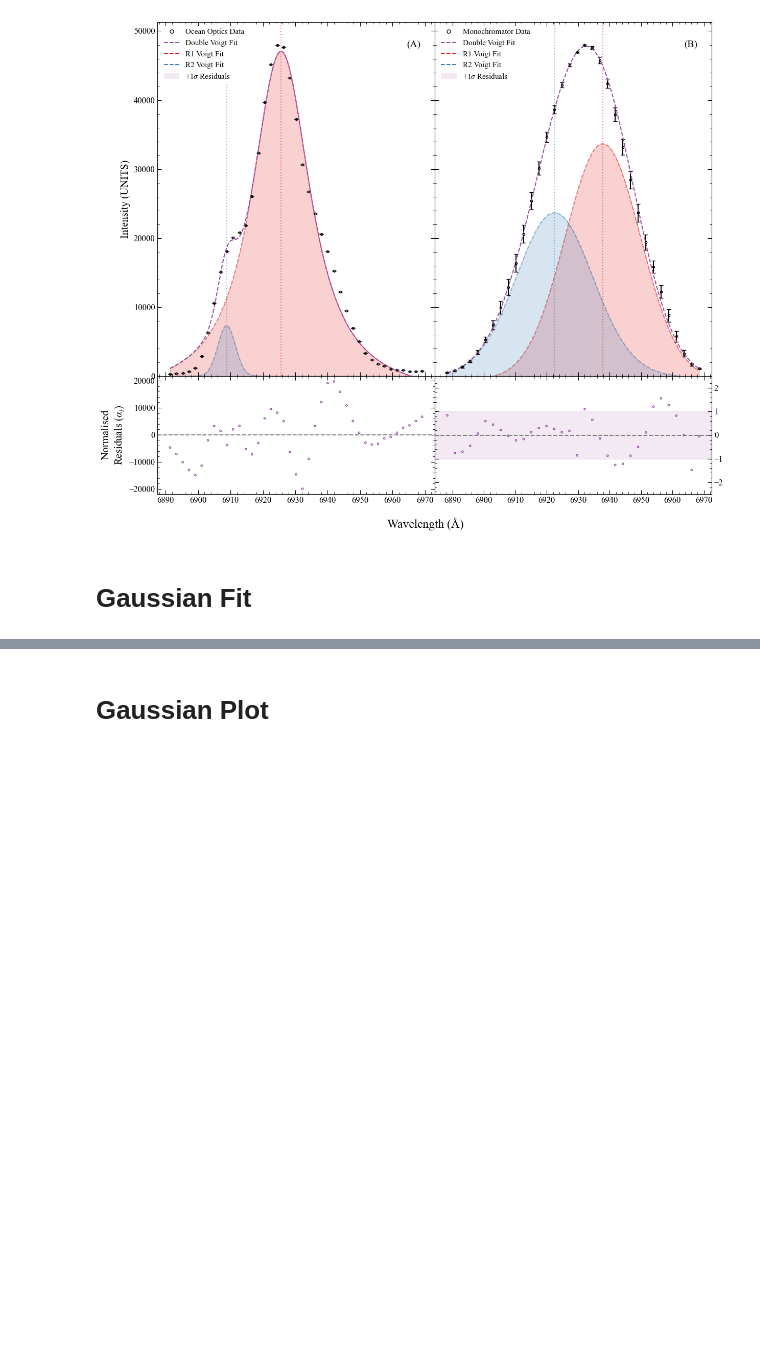
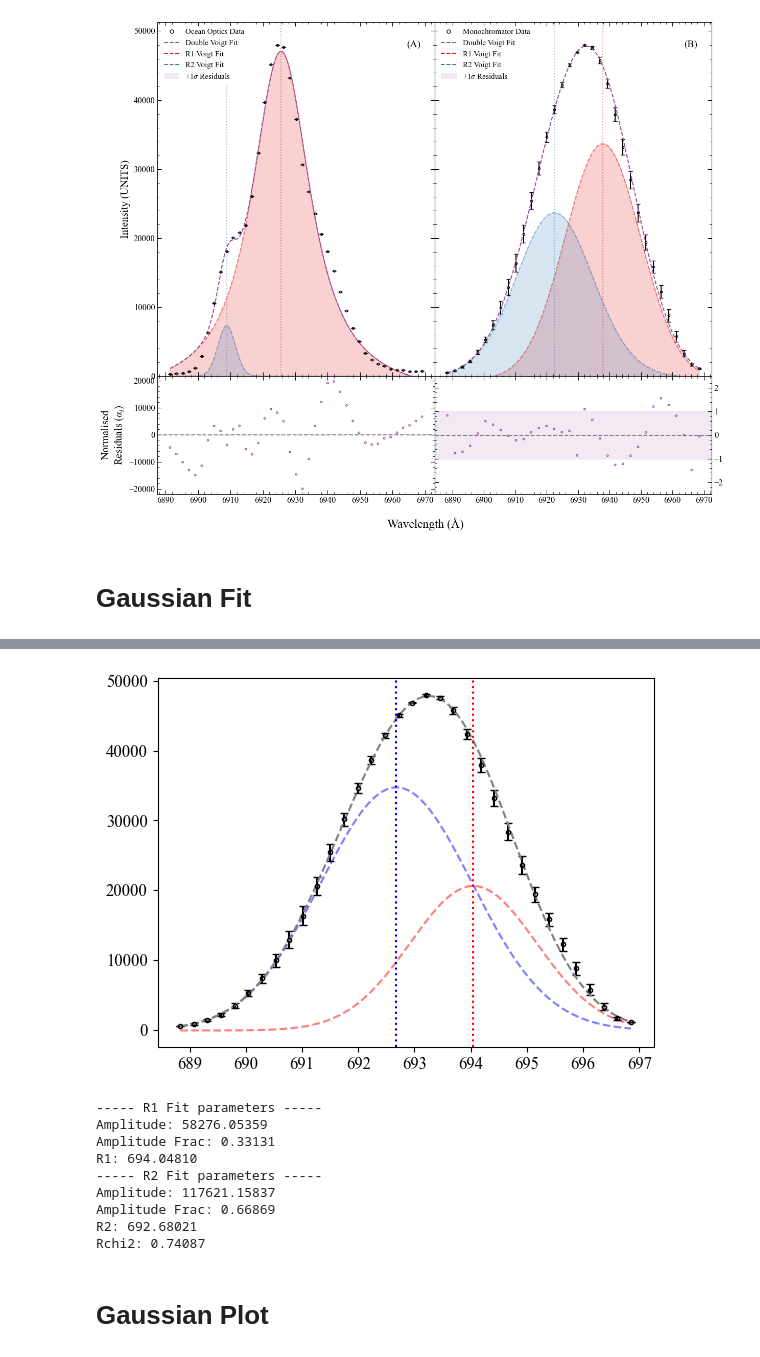
Before and after one commit to Sebastian426/Advanced-Lab-Code, a Jupyter notebook: Main_Results_Plots/Peak_Plots.ipynb, the cells around one changed output, grey strips where cells are left out. Drawn from its saved outputs; the diff is of its cells as text; code cells hidden in the pictures; blank space fills up the shorter version.

Commit message:
Main emission spectra plot created

```diff
--- a/Main_Results_Plots/Peak_Plots.ipynb
+++ b/Main_Results_Plots/Peak_Plots.ipynb
@@ -664,3 +563,68 @@ plt.show()
+# %%
+# mono
+
+mono_R1_guess = x_mono_masked[np.argmax(y_mono_masked)]
+
+p0_mono_gauss = [np.max(y_mono_masked) / 2, mono_R1_guess, 0.3, np.max(y_mono_masked), -1.9, 0.3, np.min(y_mono_masked)]
+
+bounds_mono_gauss = [
+    [np.max(y_mono_masked) * 0.01, 690, 0,  np.max(y_mono_masked) * 0.01, -3, 0,  -np.inf],  #lower
+    [np.inf, 696, np.inf,  np.inf, -0.5, np.inf,  np.inf]  #upper
+]
+
+pop_mono_gauss, cov_mono_gauss = curve_fit(gaussian_model_double,
+                                             x_mono_masked,
+                                             y_mono_masked,
+                                           sigma = y_err_mono_masked,
+                                           absolute_sigma= True,
+                                             p0=p0_mono_gauss,
+                                             bounds=bounds_mono_gauss,
+                                             maxfev=10000)
+
+pop_R1_mono_gauss = [pop_mono_gauss[0], pop_mono_gauss[1], pop_mono_gauss[2], pop_mono_gauss[-1]]
+pop_R2_mono_gauss = [pop_mono_gauss[3], pop_mono_gauss[1] + pop_mono_gauss[4], pop_mono_gauss[5], pop_mono_gauss[-1]]
+
+R1_mono_voigt = gaussian_single_model(x_fit_mono, *pop_R1_mono_gauss)
+R2_mono_voigt = gaussian_single_model(x_fit_mono, *pop_R2_mono_gauss)
+
+chi2_mono_gauss,rchi2_mono_gauss = reduced_chi_squared_calc(gaussian_model_double, pop_mono_gauss, x_mono_masked, y_mono_masked, y_err_mono_masked)
+
+plt.figure(1)
+plt.errorbar(x_mono_masked, y_mono_masked, yerr=y_err_mono_masked,
+             fmt = "o", linestyle = "none",
+             markersize =3, color="black", capsize = 3, markerfacecolor = "none")
+plt.plot(x_fit_mono, gaussian_model_double(x_fit_mono, *pop_mono_gauss), color="grey", linestyle="--")
+
+plt.plot(x_fit_mono, R1_mono_voigt, color="red", linestyle="--", alpha=0.5, zorder=-1)
+plt.plot(x_fit_mono, R2_mono_voigt, color="blue", linestyle="--", alpha=0.5, zorder=-1)
+
+plt.axvline(pop_R1_mono_gauss[1], color="red", linestyle=":")
+plt.axvline(pop_R2_mono_gauss[1], color="blue", linestyle=":")
+
+plt.show()
+
+print(f"----- R1 Fit parameters -----")
+print(f"Amplitude: {pop_R1_mono_gauss[0]:.5f}")
+print(f"Amplitude Frac: {(pop_R1_mono_gauss[0] / (pop_R1_mono_gauss[0] + pop_R2_mono_gauss[0])):.5f}")
+print(f"R1: {pop_R1_mono_gauss[1]:.5f}")
+
+print(f"----- R2 Fit parameters -----")
+print(f"Amplitude: {pop_R2_mono_gauss[0]:.5f}")
+print(f"Amplitude Frac: {(pop_R2_mono_gauss[0] / (pop_R1_mono_gauss[0] + pop_R2_mono_gauss[0])):.5f}")
+print(f"R2: {pop_R2_mono_gauss[1]:.5f}")
+
+print(f"Rchi2: {rchi2_mono_gauss:.5f}")
+# %% [output]
+[figure, added]
+----- R1 Fit parameters -----
+Amplitude: 58276.05359
+Amplitude Frac: 0.33131
+R1: 694.04810
+----- R2 Fit parameters -----
+Amplitude: 117621.15837
+Amplitude Frac: 0.66869
+R2: 692.68021
+Rchi2: 0.74087
 # %% [markdown]
 # Gaussian Plot
 # %%
```
Also changed, not shown: parts of 16 cells of this notebook.
